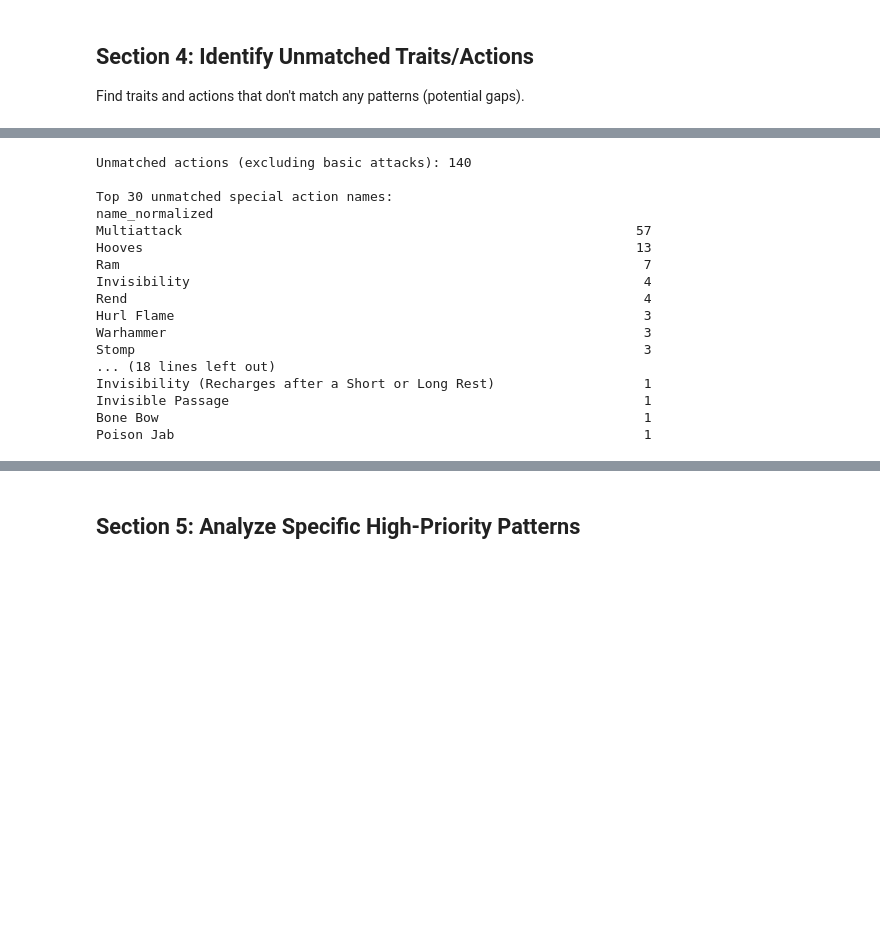
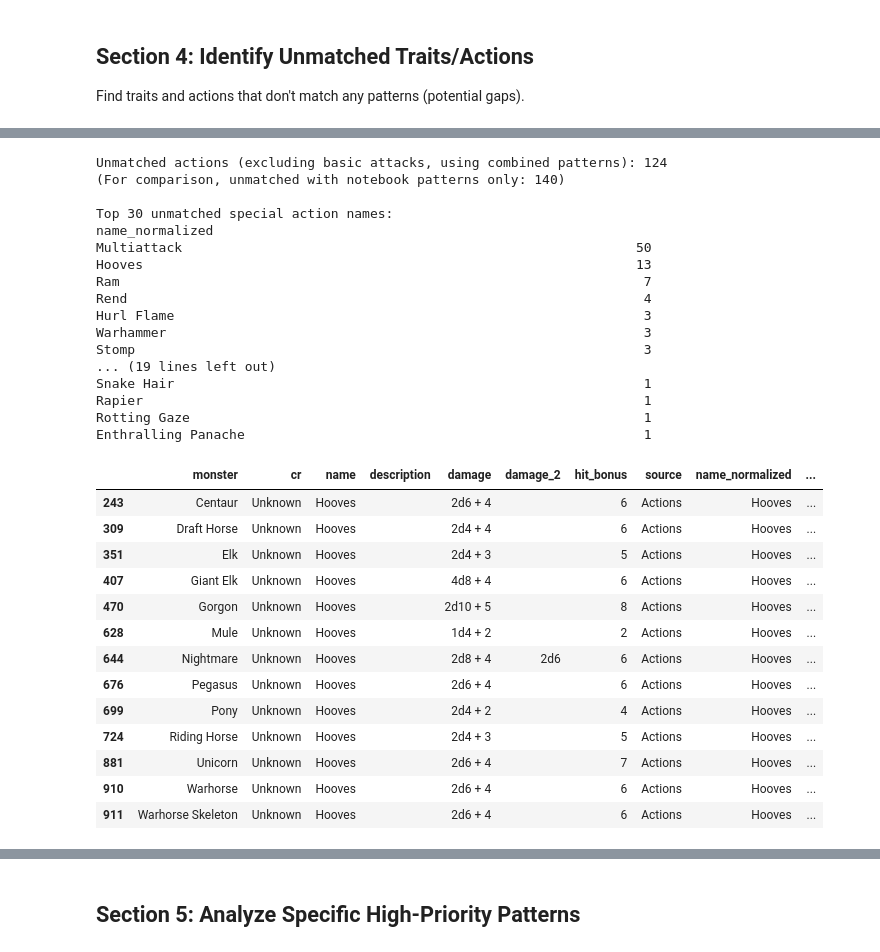
Before and after one commit to conorbarryhoke/matrix_v0, a Jupyter notebook: notebooks/exploration/feature_classification/notebooks/1_pattern_extraction.ipynb, the cells around one changed output, grey strips where cells are left out. Cells and saved outputs as stored; diff of their text form; code cells hidden in the pictures; blank space fills up the shorter version.

Commit message:
add core parsers

```diff
--- a/notebooks/exploration/feature_classification/notebooks/1_pattern_extraction.ipynb
+++ b/notebooks/exploration/feature_classification/notebooks/1_pattern_extraction.ipynb
@@ -396,0 +484,33 @@ Actions with no patterns: 629
+# %%
+# Create combined pattern columns (notebook patterns + core patterns)
+def combine_patterns(row):
+    """Combine patterns from both sources, removing duplicates."""
+    notebook_patterns = row['patterns'] if isinstance(row['patterns'], list) else []
+    core_patterns = row['patterns_core'] if isinstance(row['patterns_core'], list) else []
+    # Combine and dedupe
+    combined = list(set(notebook_patterns + core_patterns))
+    return combined
+
+# Apply to traits
+traits_df['patterns_any'] = traits_df.apply(combine_patterns, axis=1)
+traits_df['pattern_count_any'] = traits_df['patterns_any'].apply(len)
+traits_df['patterns_str_any'] = traits_df['patterns_any'].apply(lambda x: '|'.join(sorted(x)) if x else '')
+
+# Apply to actions
+actions_df['patterns_any'] = actions_df.apply(combine_patterns, axis=1)
+actions_df['pattern_count_any'] = actions_df['patterns_any'].apply(len)
+actions_df['patterns_str_any'] = actions_df['patterns_any'].apply(lambda x: '|'.join(sorted(x)) if x else '')
+
+print("Combined pattern coverage:")
+print(f"  Traits - notebook only: {(traits_df['pattern_count'] > 0).sum()}, "
+      f"core only: {(traits_df['pattern_count_core'] > 0).sum()}, "
+      f"any: {(traits_df['pattern_count_any'] > 0).sum()}")
+print(f"  Actions - notebook only: {(actions_df['pattern_count'] > 0).sum()}, "
+      f"core only: {(actions_df['pattern_count_core'] > 0).sum()}, "
+      f"any: {(actions_df['pattern_count_any'] > 0).sum()}")
+
+# Show traits/actions that are ONLY captured by core patterns (not notebook patterns)
+core_only_traits = traits_df[(traits_df['pattern_count_core'] > 0) & (traits_df['pattern_count'] == 0)]
+core_only_actions = actions_df[(actions_df['pattern_count_core'] > 0) & (actions_df['pattern_count'] == 0)]
+print(f"\nTraits captured ONLY by core patterns: {len(core_only_traits)}")
+print(f"Actions captured ONLY by core patterns: {len(core_only_actions)}")
@@ -462,6 +593,6 @@ Ice Walk                                              3
 # %%
-# Actions with no patterns detected (excluding basic attacks)
-unmatched_actions = actions_df[actions_df['pattern_count'] == 0].copy()
+# Actions with no patterns detected (using combined notebook + core patterns, excluding basic attacks)
+unmatched_actions = actions_df[actions_df['pattern_count_any'] == 0].copy()
 
 # Filter out basic weapon attacks (they have damage but no special patterns)
 basic_attack_patterns = ['bite', 'claw', 'slam', 'fist', 'sword', 'dagger', 'mace', 'spear',
@@ -477,26 +608,48 @@ def is_basic_attack(name):
     return any(pattern in name_lower for pattern in basic_attack_patterns)
 
 unmatched_special_actions = unmatched_actions[~unmatched_actions['name'].apply(is_basic_attack)]
-print(f"\nUnmatched actions (excluding basic attacks): {len(unmatched_special_actions)}")
+print(f"\nUnmatched actions (excluding basic attacks, using combined patterns): {len(unmatched_special_actions)}")
+
+# Compare with notebook-only patterns
+unmatched_notebook_only = actions_df[actions_df['pattern_count'] == 0]
+unmatched_notebook_special = unmatched_notebook_only[~unmatched_notebook_only['name'].apply(is_basic_attack)]
+print(f"(For comparison, unmatched with notebook patterns only: {len(unmatched_notebook_special)})")
 
 unmatched_action_names = unmatched_special_actions['name_normalized'].value_counts()
 print("\nTop 30 unmatched special action names:")
 print(unmatched_action_names.head(30).to_string())
 # %% [output]
-Unmatched actions (excluding basic attacks): 140
+Unmatched actions (excluding basic attacks, using combined patterns): 124
+(For comparison, unmatched with notebook patterns only: 140)
 
 Top 30 unmatched special action names:
 name_normalized
-Multiattack                                                          57
+Multiattack                                                          50
 Hooves                                                               13
 Ram                                                                   7
-Invisibility                                                          4
 Rend                                                                  4
 Hurl Flame                                                            3
 Warhammer                                                             3
 Stomp                                                                 3
-... (18 lines left out)
-Invisibility (Recharges after a Short or Long Rest)                   1
-Invisible Passage                                                     1
-Bone Bow                                                              1
-Poison Jab                                                            1
+... (19 lines left out)
+Snake Hair                                                            1
+Rapier                                                                1
+Rotting Gaze                                                          1
+Enthralling Panache                                                   1
+# %%
+actions_df[actions_df['name'] == 'Hooves']
+# %% [output]
+|  | monster | cr | name | description | damage | damage_2 | hit_bonus | source | name_normalized | ... |
+| 243 | Centaur | Unknown | Hooves |  | 2d6 + 4 |  | 6 | Actions | Hooves | ... |
+| 309 | Draft Horse | Unknown | Hooves |  | 2d4 + 4 |  | 6 | Actions | Hooves | ... |
+| 351 | Elk | Unknown | Hooves |  | 2d4 + 3 |  | 5 | Actions | Hooves | ... |
+| 407 | Giant Elk | Unknown | Hooves |  | 4d8 + 4 |  | 6 | Actions | Hooves | ... |
+| 470 | Gorgon | Unknown | Hooves |  | 2d10 + 5 |  | 8 | Actions | Hooves | ... |
+| 628 | Mule | Unknown | Hooves |  | 1d4 + 2 |  | 2 | Actions | Hooves | ... |
+| 644 | Nightmare | Unknown | Hooves |  | 2d8 + 4 | 2d6 | 6 | Actions | Hooves | ... |
+| 676 | Pegasus | Unknown | Hooves |  | 2d6 + 4 |  | 6 | Actions | Hooves | ... |
+| 699 | Pony | Unknown | Hooves |  | 2d4 + 2 |  | 4 | Actions | Hooves | ... |
+| 724 | Riding Horse | Unknown | Hooves |  | 2d4 + 3 |  | 5 | Actions | Hooves | ... |
+| 881 | Unicorn | Unknown | Hooves |  | 2d6 + 4 |  | 7 | Actions | Hooves | ... |
+| 910 | Warhorse | Unknown | Hooves |  | 2d6 + 4 |  | 6 | Actions | Hooves | ... |
+| 911 | Warhorse Skeleton | Unknown | Hooves |  | 2d6 + 4 |  | 6 | Actions | Hooves | ... |
```
Also changed, not shown: parts of 7 cells of this notebook, 5 other files.
